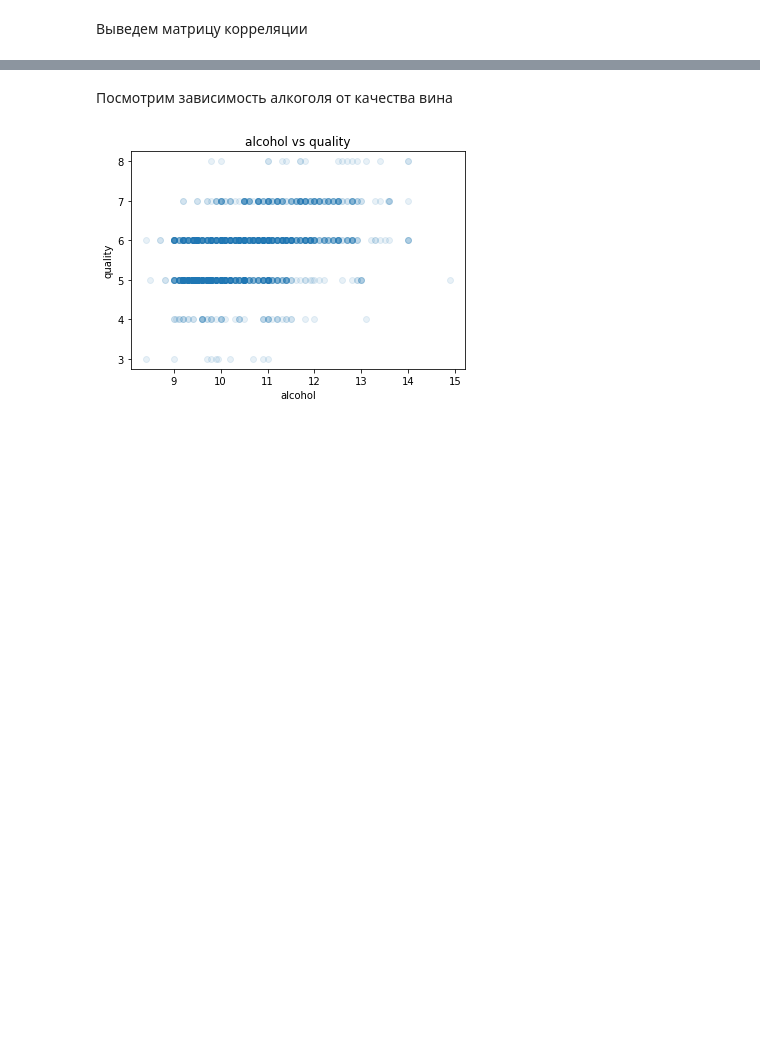
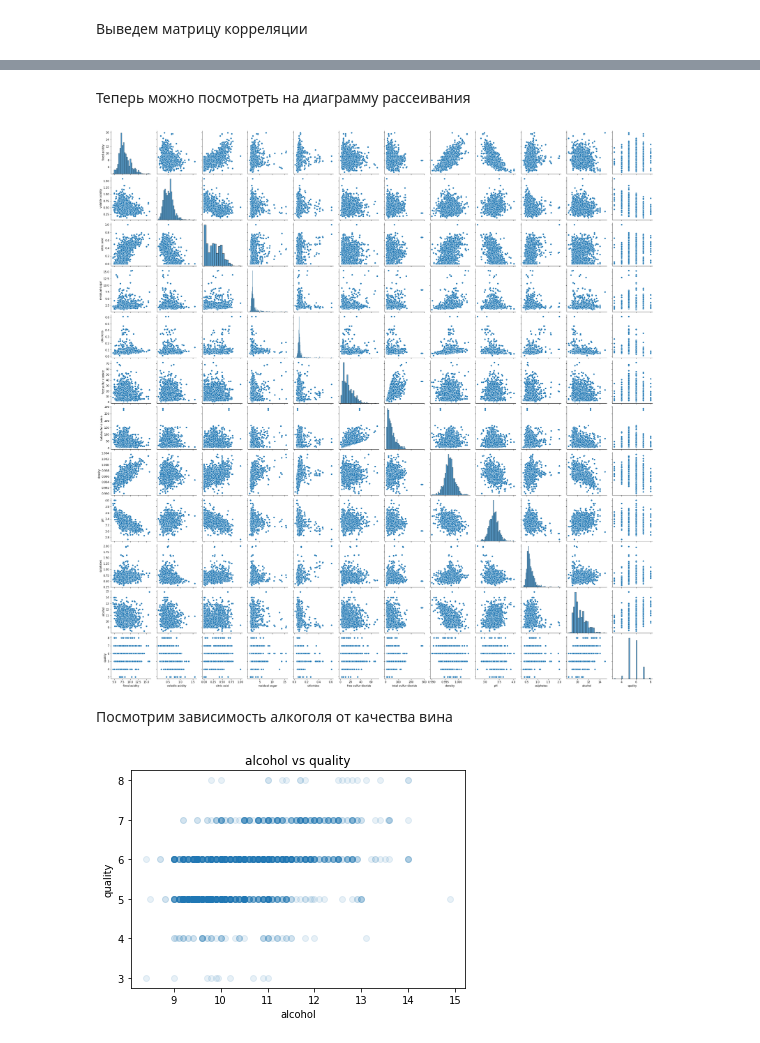
Before and after one commit to Hesham00/Repository1, a Jupyter notebook: Red-winequality.ipynb, the cells around one changed output, grey strips where cells are left out. Saved outputs shown, nothing was run; the diff lists cells and outputs as text; code cells hidden in the pictures; blank space fills up the shorter version.

```diff
--- a/Red-winequality.ipynb
+++ b/Red-winequality.ipynb
@@ -128,3 +143,10 @@ data.corr()
+# %% [markdown]
+Теперь можно посмотреть на диаграмму рассеивания
+# %%
+sns.pairplot(data)
+pass
+# %% [output]
+[figure, added]
 # %% [markdown]
 Посмотрим зависимость алкоголя от качества вина
 # %%
```
Also changed, not shown: parts of 4 cells of this notebook.
